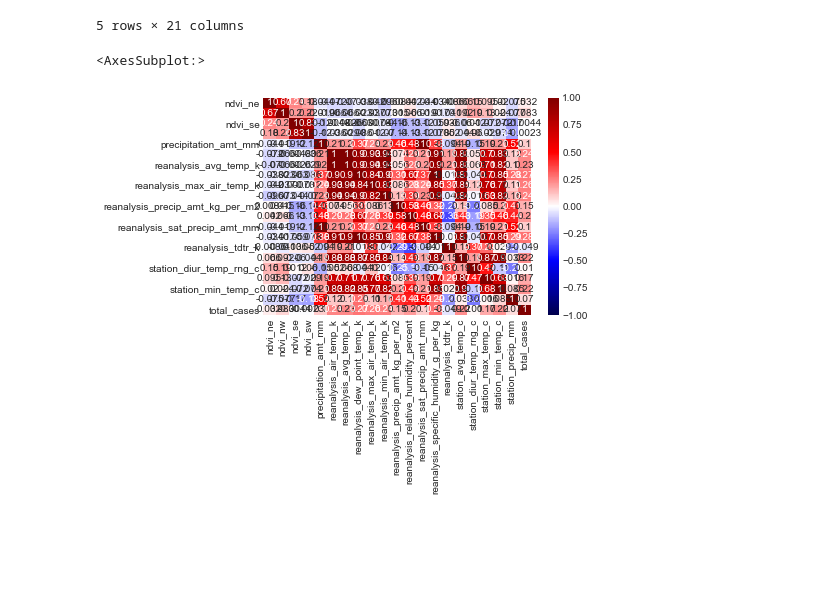
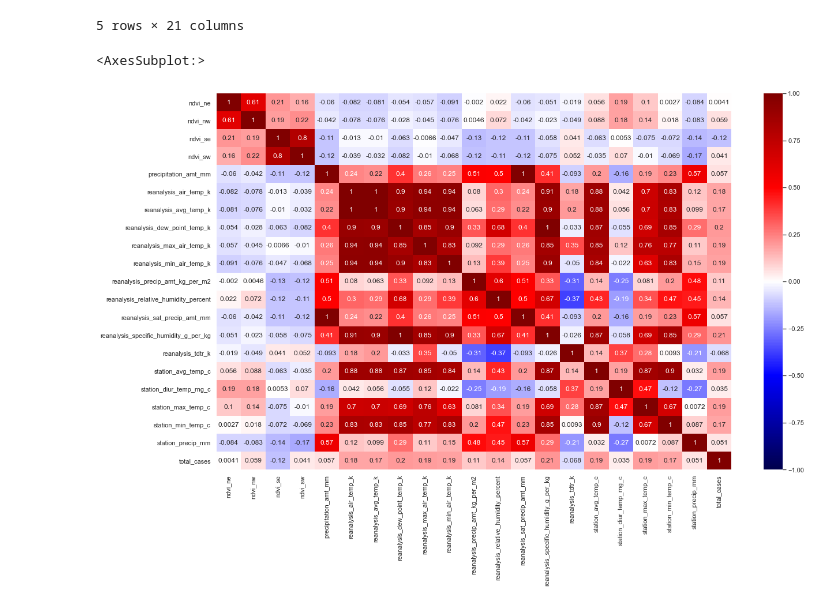
Before and after one commit to dtjldamien/data-driven-dengai, a Jupyter notebook: e0310355_e0406854.ipynb, the cells around one changed output. Cells and saved outputs as stored; diff of their text form; code cells hidden in the pictures; blank space fills up the shorter version.

```diff
--- a/e0310355_e0406854.ipynb
+++ b/e0310355_e0406854.ipynb
@@ -107,9 +157,9 @@ num_data.head()
 |  | 22 | 0.196200 | 0.262200 | 0.251200 | 0.247340 | 7.52 | 299.518571 | ... |
 5 rows × 21 columns
 # %%
-corr = num_data.corr()
-sns.set(rc = {'figure.figsize':(15,8)})
+sj_train_labels.head()
+sns.set(rc = {'figure.figsize':(20,12)})
 sns.heatmap(corr, cmap='seismic',annot=True, vmin=-1, vmax=1)
 # %% [output]
 <AxesSubplot:>
-[figure, old version]
+[figure, new version]
```
Also changed, not shown: parts of 11 cells of this notebook.
